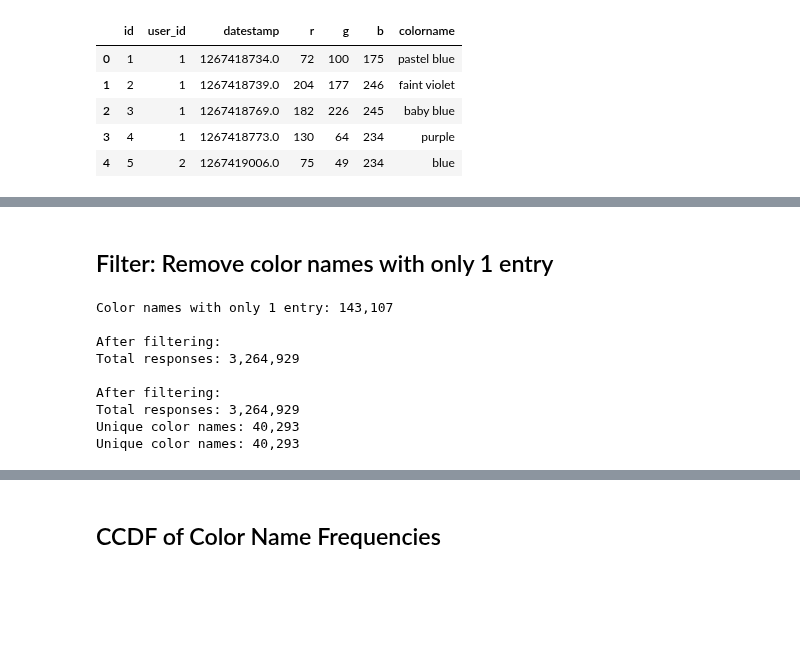
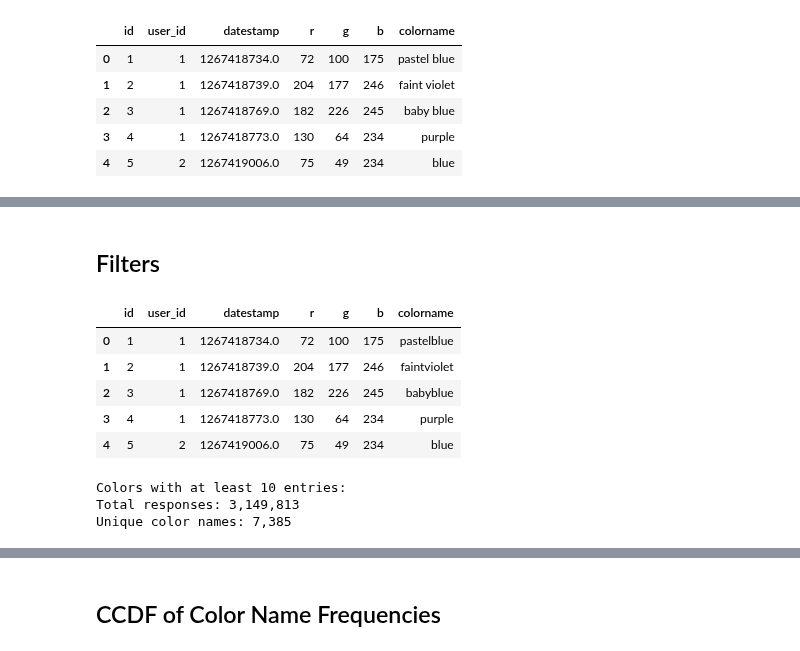
Before and after one commit to cmarquesluizgustavo/colorsurvey, a Jupyter notebook: analysis/analysis.ipynb, the cells around one changed output, grey strips where cells are left out. Saved outputs shown, nothing was run; the diff lists cells and outputs as text; code cells hidden in the pictures; blank space fills up the shorter version.

```diff
--- a/analysis/analysis.ipynb
+++ b/analysis/analysis.ipynb
@@ -8,7 +7,7 @@ import psycopg2
 from sqlalchemy import create_engine
 # %%
 # Connect to database
-engine = create_engine('postgresql://postgres:postgres@localhost:5432/colorsurvey')
+engine = create_engine('postgresql://postgres:postgres@localhost:5433/colorsurvey')
 
 # Load main survey data
 df = pd.read_sql_table('mainsurvey_answers', engine)
@@ -34,26 +31,17 @@ Unique users: 145,040
-# %% [markdown]
-## Filter: Remove color names with only 1 entry
-# %%
-# Count occurrences of each color name
-color_counts = df['colorname'].value_counts()
-
-# See how many colors appear only once
-single_entry_colors = color_counts[color_counts == 1]
-print(f"Color names with only 1 entry: {len(single_entry_colors):,}")
-
-# Filter out single-entry colors
-df_filtered = df[df['colorname'].isin(color_counts[color_counts > 1].index)]
-
-print(f"\nAfter filtering:")
-print(f"Total responses: {len(df_filtered):,}")
-print(f"Unique color names: {df_filtered['colorname'].nunique():,}")
-# %% [output]
-Color names with only 1 entry: 143,107
-
-After filtering:
-Total responses: 3,264,929
-
-After filtering:
-Total responses: 3,264,929
-Unique color names: 40,293
-Unique color names: 40,293
+# %% [markdown]
+## Filters
+# %%
+# Normalize the names. Remove spaces, dashes, underscore, etc
+df_filtered = df.copy()
+df_filtered['normalized_name'] = df_filtered['colorname'].str.replace(r'[\s\-\_]', '', regex=True).str.lower()
+df_filtered[['colorname', 'normalized_name']].head(10)
+df_filtered['colorname'] = df_filtered['normalized_name']
+df_filtered = df_filtered.drop(columns=['normalized_name'])
+df_filtered.head()
+# %% [output]
+|  | id | user_id | datestamp | r | g | b | colorname |
+| 0 | 1 | 1 | 1267418734.0 | 72 | 100 | 175 | pastelblue |
+| 1 | 2 | 1 | 1267418739.0 | 204 | 177 | 246 | faintviolet |
+| 2 | 3 | 1 | 1267418769.0 | 182 | 226 | 245 | babyblue |
+| 3 | 4 | 1 | 1267418773.0 | 130 | 64 | 234 | purple |
+| 4 | 5 | 2 | 1267419006.0 | 75 | 49 | 234 | blue |
@@ -60,3 +54,17 @@ Unique color names: 40,293
+# %%
+# Keep colors with at least 10 entries
+min_entries = 10
+color_counts = df_filtered['colorname'].value_counts()
+df_filtered_10 = df_filtered[df_filtered['colorname'].isin(color_counts[color_counts >= min_entries].index)]
+
+print(f"Colors with at least {min_entries} entries:")
+print(f"Total responses: {len(df_filtered_10):,}")
+print(f"Unique color names: {df_filtered_10['colorname'].nunique():,}")
+df_filtered = df_filtered_10
+# %% [output]
+Colors with at least 10 entries:
+Total responses: 3,149,813
+Unique color names: 7,385
 # %%
 # Top 20 most common colors
 df_filtered['colorname'].value_counts().head(20)
```
Also changed, not shown: parts of 9 cells of this notebook, 1 other file.
